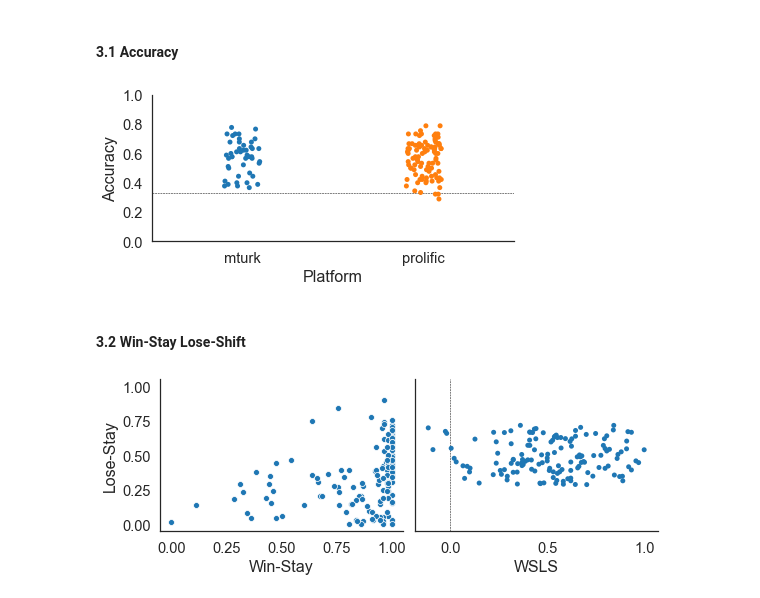
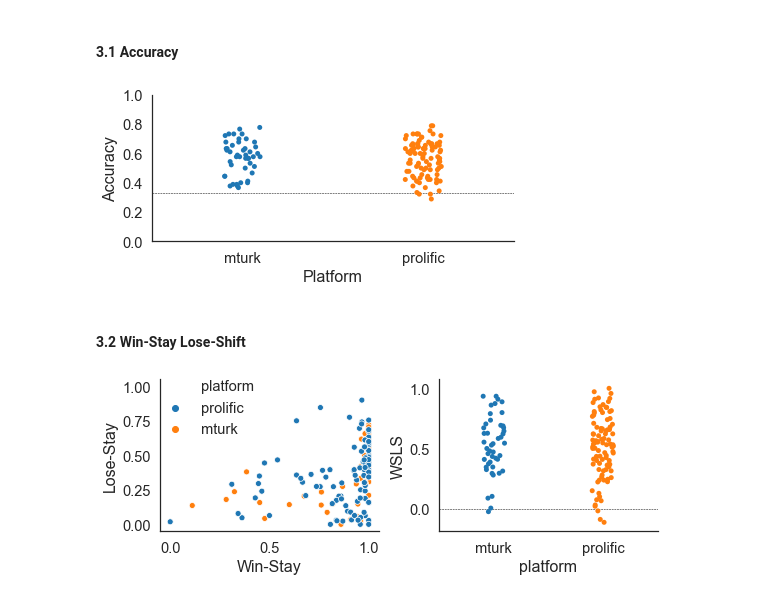
Before and after one commit to nivlab/sciops, a Jupyter notebook: notebooks/02_Quality.ipynb, the cells around one changed output. Saved outputs shown, nothing was run; the diff lists cells and outputs as text; code cells hidden in the pictures.

```diff
--- a/notebooks/02_Quality.ipynb
+++ b/notebooks/02_Quality.ipynb
@@ -17,14 +17,21 @@ metadata = concat([prolific, mturk], sort=False)
 
 ## Update column names.
 metadata['use-other'] = np.where(metadata.mturk.isnull(), metadata.prolific, metadata.mturk)
+
+## Initialize reject dataframe.
+reject = metadata[['platform','subject']]
 # %% [markdown]
 #### 1.1 Study Metrics
 # %%
 ## Initialize canvas.
 fig, axes = plt.subplots(1,3,figsize=(12,4))
 
+## Store instruction loops.
+reject = reject.merge(metadata[['platform','subject','n_loops']])
+
 ## Plot platform use.
 sns.countplot('platform', hue='use-other', data=metadata, hue_order=['Yes', 'No'], ax=axes[0])
+axes[0].legend(loc=1, frameon=False)
 axes[0].set(xlabel='Use Other Platform', ylabel='Frequency')
 
 ## Plot instructions loops.
@@ -32,7 +39,7 @@ sns.swarmplot('platform', 'n_loops', data=metadata, ax=axes[1])
 axes[1].set(xlabel='Instruction Loops', ylabel='Frequency')
 
 ## Plot participation time.
-sns.stripplot('n_loops', 'minutes', data=metadata, palette=sns.color_palette(), ax=axes[2])
+sns.swarmplot('n_loops', 'minutes', data=metadata, palette=sns.color_palette(), ax=axes[2])
 axes[2].set(xlabel='Instruction Loops', ylabel='Completion time (min)')
 
 sns.despine()
@@ -133,7 +156,9 @@ data = concat([prolific,mturk])
 # %%
 ## Compute within-subject accuracy.
 gb = data.groupby(['platform','subject']).accuracy.mean().reset_index()
-# test = gb.copy()
+
+## Merge with DataFrame.
+reject = reject.merge(gb)
 
 ## Initialize canvas.
 fig, ax = plt.subplots(1,1,figsize=(6,3))
@@ -146,7 +171,7 @@ ax.set(xlabel='Platform', ylabel='Accuracy', ylim=(0,1))
 sns.despine()
 plt.tight_layout()
 # %% [output]
-[figure, old version]
+[figure, new version]
 # %% [markdown]
 #### 3.2 Win-Stay Lose-Shift
 # %%
@@ -158,38 +183,43 @@ def wsls_regression(df):
     return np.linalg.lstsq(X,y,rcond=-1)[0][-1]
 
 ## Define previous outcome.
 f = lambda x: np.roll(x, 1)
 data['prev_outcome'] = data.groupby('subject').outcome.transform(f)
 data.loc[data.trial==1,'prev_outcome'] = np.nan
 
 ## Define stay choices.
 f = lambda x: (x == np.roll(x,1)).astype(int)
 data['stay'] = data.groupby('subject').choice.transform(f)
 data.loc[data.trial==1,'stay'] = np.nan
 
 ## Define intercept.
 data['intercept'] = 1
 
 ## Compute pivot table.
-pivot = data.groupby(['subject','prev_outcome']).stay.mean().reset_index()
-pivot = pivot.pivot_table('stay','subject','prev_outcome')
+pivot = data.groupby(['platform','subject','prev_outcome']).stay.mean().reset_index()
+pivot = pivot.pivot_table('stay',['platform','subject'],'prev_outcome').reset_index()
 
 ## Compute WSLS coefficient.
-coef = data.groupby('subject').apply(wsls_regression)
+coef = data.groupby(['platform','subject']).apply(wsls_regression).reset_index()
+coef = coef.rename(columns={0:'wsls'})
+
+## Merge with DataFrame.
+reject = reject.merge(coef)
 
 ## Initialize canvas.
 fig, axes = plt.subplots(1,2,figsize=(8,3))
 
 ## Plot WSLS rates.
-sns.scatterplot(pivot[1], pivot[0], ax=axes[0])
+sns.scatterplot(1, 0, 'platform', data=pivot, hue_order=['prolific','mturk'], ax=axes[0])
 axes[0].set(xlim=(-0.05,1.05), xlabel='Win-Stay', ylim=(-0.05,1.05), ylabel='Lose-Stay')
+axes[0].legend(loc=2, frameon=False, title='', borderpad=-0.5)
 
 ## Plot coefficients.
-sns.stripplot(coef, ax=axes[1])
-axes[1].axvline(0, lw=0.5, linestyle='--', color='k')
-axes[1].set(xlabel='WSLS', ylim=(-0.25,0.25))
+sns.stripplot('platform', 'wsls', data=coef, ax=axes[1])
+axes[1].axhline(0, lw=0.5, linestyle='--', color='k')
+axes[1].set(ylabel='WSLS')
 
 sns.despine()
 plt.tight_layout()
 # %% [output]
-[figure, old version]
+[figure, new version]
```
Also changed, not shown: parts of 3 cells of this notebook.
